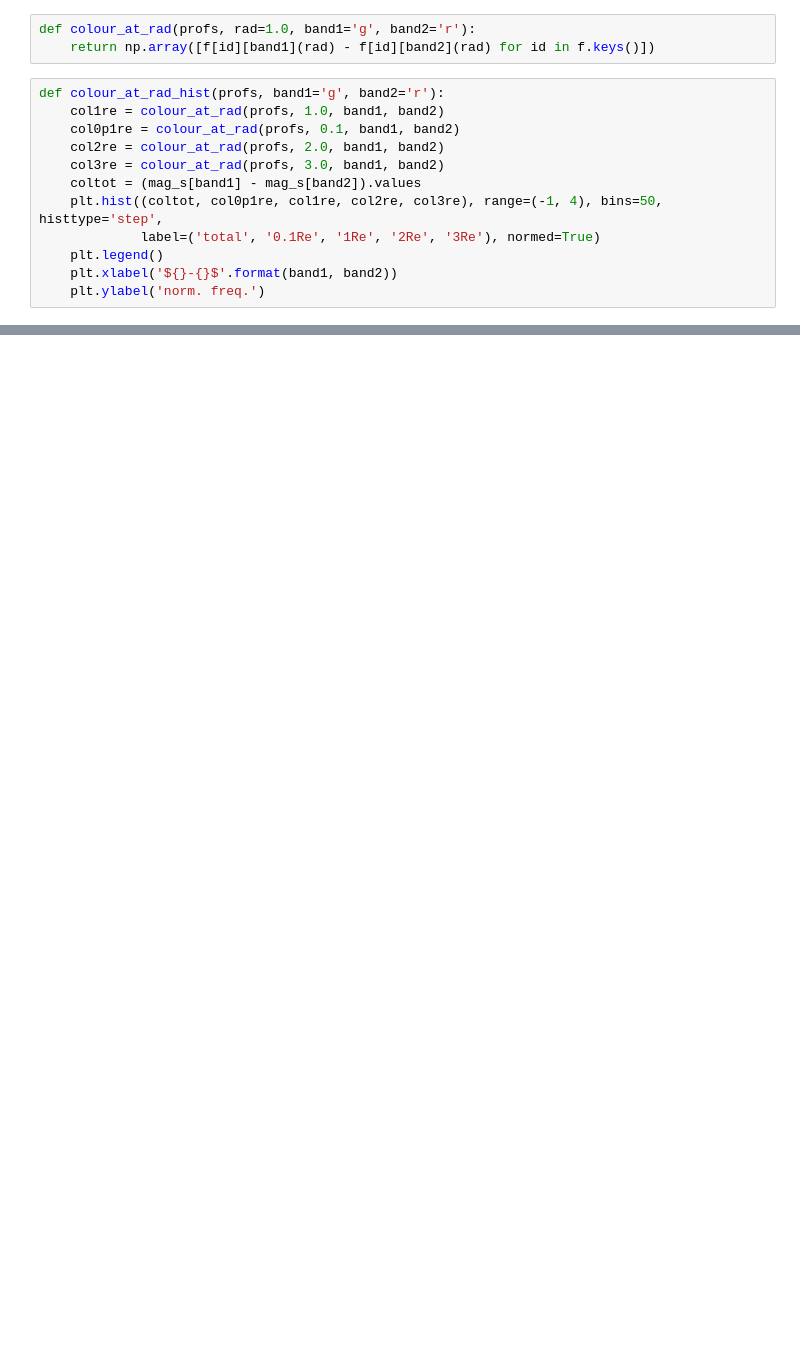
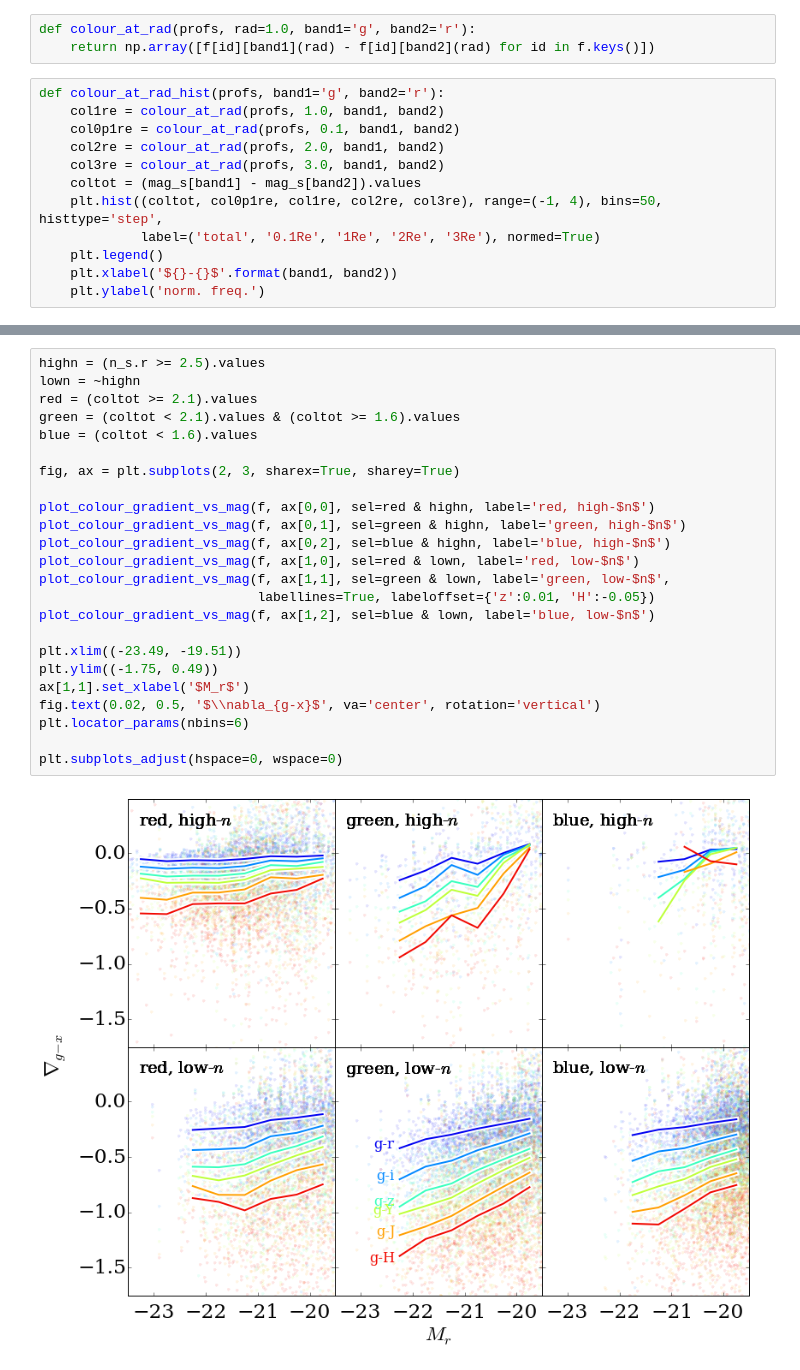
Before and after one commit to MegaMorph/megamorph-analysis, a Jupyter notebook: notebooks/colour_profiles_vulcani.ipynb, the cells around one changed output, grey strips where cells are left out. Cells and saved outputs as stored; diff of their text form; blank space fills up the shorter version.

```diff
--- a/notebooks/colour_profiles_vulcani.ipynb
+++ b/notebooks/colour_profiles_vulcani.ipynb
@@ -266,0 +321,26 @@ colour_at_rad_hist(f, 'g', 'r')
+# %%
+highn = (n_s.r >= 2.5).values
+lown = ~highn
+red = (coltot >= 2.1).values
+green = (coltot < 2.1).values & (coltot >= 1.6).values
+blue = (coltot < 1.6).values
+
+fig, ax = plt.subplots(2, 3, sharex=True, sharey=True)
+
+plot_colour_gradient_vs_mag(f, ax[0,0], sel=red & highn, label='red, high-$n$')
+plot_colour_gradient_vs_mag(f, ax[0,1], sel=green & highn, label='green, high-$n$')
+plot_colour_gradient_vs_mag(f, ax[0,2], sel=blue & highn, label='blue, high-$n$')
+plot_colour_gradient_vs_mag(f, ax[1,0], sel=red & lown, label='red, low-$n$')
+plot_colour_gradient_vs_mag(f, ax[1,1], sel=green & lown, label='green, low-$n$',
+                            labellines=True, labeloffset={'z':0.01, 'H':-0.05})
+plot_colour_gradient_vs_mag(f, ax[1,2], sel=blue & lown, label='blue, low-$n$')
+
+plt.xlim((-23.49, -19.51))
+plt.ylim((-1.75, 0.49))
+ax[1,1].set_xlabel('$M_r$')
+fig.text(0.02, 0.5, '$\\nabla_{g-x}$', va='center', rotation='vertical')
+plt.locator_params(nbins=6)
+
+plt.subplots_adjust(hspace=0, wspace=0)
+# %% [output]
+[figure, added]
```
Also changed, not shown: parts of 9 cells of this notebook.
